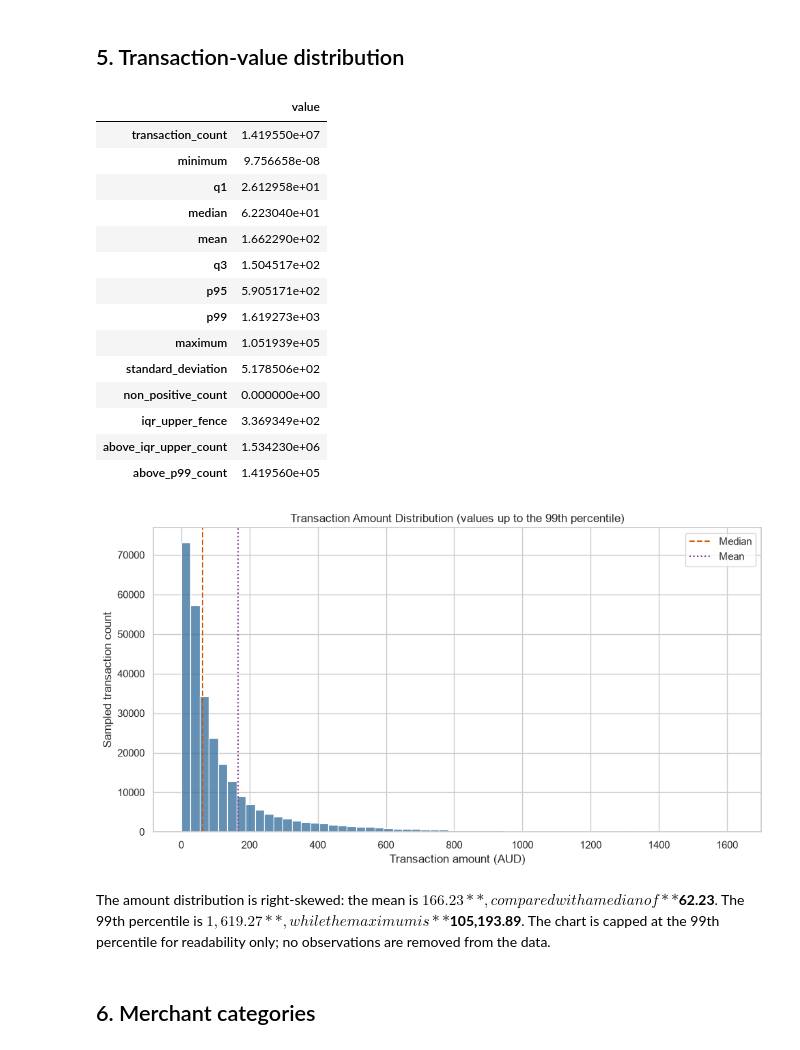
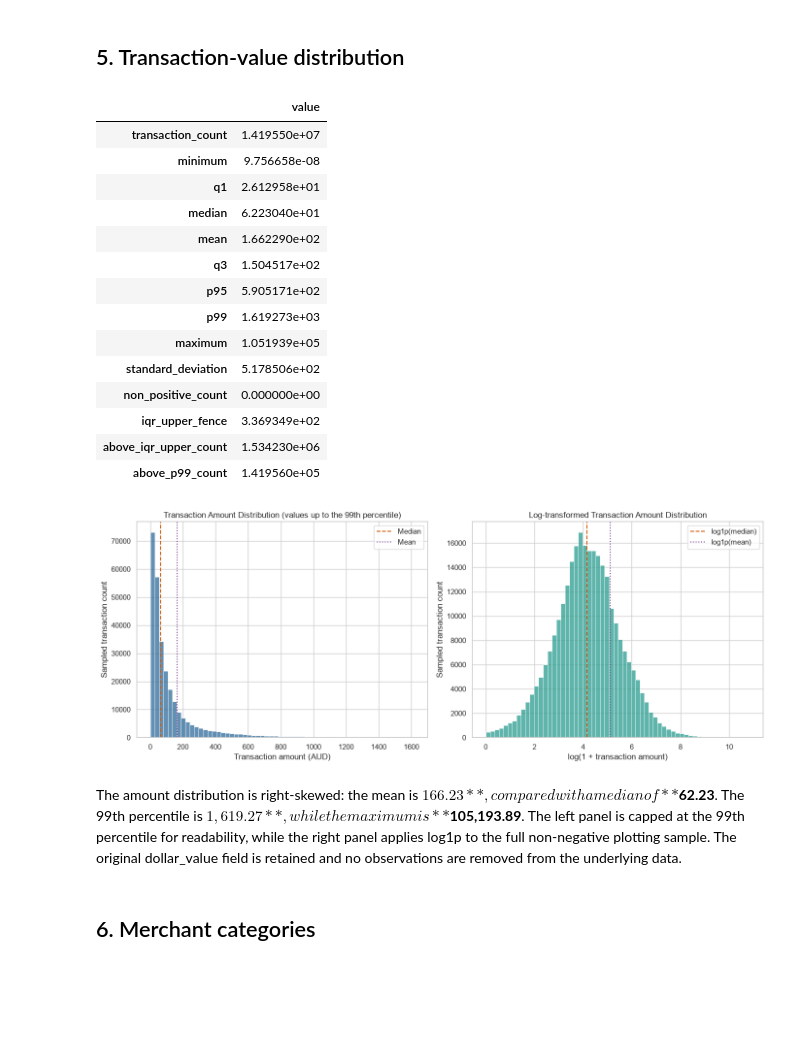
Before and after one commit to yixxx111/MAST30034-Project-2-Group-50, a Jupyter notebook: member1_eda/member1_eda.ipynb, the cells around one changed output. Drawn from its saved outputs; the diff is of its cells as text; code cells hidden in the pictures; blank space fills up the shorter version.

Commit message:
Add log-transformed transaction amount analysis

```diff
--- a/member1_eda/member1_eda.ipynb
+++ b/member1_eda/member1_eda.ipynb
@@ -381,48 +381,65 @@ display(transaction_stats.T.rename(columns={0: "value"}))
 amount_sample = con.execute("""
     SELECT dollar_value
     FROM transactions
-    WHERE dollar_value <= ?
-      AND hash(order_id) % 100 < 2
-""", [p99]).df()
+    WHERE hash(order_id) % 100 < 2
+""").df()
 
-fig, ax = plt.subplots(figsize=(10, 5.5))
-sns.histplot(data=amount_sample, x="dollar_value", bins=60, color="#2F6B9A", ax=ax)
-ax.set(
+# Keep the raw amount unchanged. The log1p feature is derived only for visualisation
+# and can also be considered by downstream models that are sensitive to skewness.
+raw_amount_sample = amount_sample.loc[amount_sample["dollar_value"] <= p99].copy()
+log_amount_sample = amount_sample.loc[amount_sample["dollar_value"] >= 0].copy()
+log_amount_sample["log1p_dollar_value"] = np.log1p(log_amount_sample["dollar_value"])
+
+fig, axes = plt.subplots(1, 2, figsize=(14, 5.5))
+sns.histplot(data=raw_amount_sample, x="dollar_value", bins=60, color="#2F6B9A", ax=axes[0])
+axes[0].set(
     title="Transaction Amount Distribution (values up to the 99th percentile)",
     xlabel="Transaction amount (AUD)",
     ylabel="Sampled transaction count",
 )
-ax.axvline(float(transaction_stats.loc[0, "median"]), color="#D35400", linestyle="--", label="Median")
-ax.axvline(float(transaction_stats.loc[0, "mean"]), color="#7D3C98", linestyle=":", label="Mean")
-ax.legend()
+axes[0].axvline(float(transaction_stats.loc[0, "median"]), color="#D35400", linestyle="--", label="Median")
+axes[0].axvline(float(transaction_stats.loc[0, "mean"]), color="#7D3C98", linestyle=":", label="Mean")
+axes[0].legend()
+
+sns.histplot(data=log_amount_sample, x="log1p_dollar_value", bins=60, color="#2A9D8F", ax=axes[1])
+axes[1].set(
+    title="Log-transformed Transaction Amount Distribution",
+    xlabel="log(1 + transaction amount)",
+    ylabel="Sampled transaction count",
+)
+axes[1].axvline(np.log1p(float(transaction_stats.loc[0, "median"])), color="#D35400", linestyle="--", label="log1p(median)")
+axes[1].axvline(np.log1p(float(transaction_stats.loc[0, "mean"])), color="#7D3C98", linestyle=":", label="log1p(mean)")
+axes[1].legend()
 fig.tight_layout()
 fig.savefig(FIGURE_DIR / "01_transaction_amount_distribution.png", dpi=180, bbox_inches="tight")
 plt.show()
 
 display(Markdown(
     f"The amount distribution is right-skewed: the mean is **${transaction_stats.loc[0, 'mean']:,.2f}**, "
     f"compared with a median of **${transaction_stats.loc[0, 'median']:,.2f}**. "
     f"The 99th percentile is **${p99:,.2f}**, while the maximum is **${transaction_stats.loc[0, 'maximum']:,.2f}**. "
-    "The chart is capped at the 99th percentile for readability only; no observations are removed from the data."
+    "The left panel is capped at the 99th percentile for readability, while the right panel applies log1p to the "
+    "full non-negative plotting sample. The original dollar_value field is retained and no observations are removed "
+    "from the underlying data."
 ))
 # %% [output]
 |  | value |
 | transaction_count | 1.419550e+07 |
 | minimum | 9.756658e-08 |
 | q1 | 2.612958e+01 |
 | median | 6.223040e+01 |
 | mean | 1.662290e+02 |
 | q3 | 1.504517e+02 |
 | p95 | 5.905171e+02 |
 | p99 | 1.619273e+03 |
 | maximum | 1.051939e+05 |
 | standard_deviation | 5.178506e+02 |
 | non_positive_count | 0.000000e+00 |
 | iqr_upper_fence | 3.369349e+02 |
 | above_iqr_upper_count | 1.534230e+06 |
 | above_p99_count | 1.419560e+05 |
-[figure, old version]
+[figure, new version]
-The amount distribution is right-skewed: the mean is **$166.23**, compared with a median of **$62.23**. The 99th percentile is **$1,619.27**, while the maximum is **$105,193.89**. The chart is capped at the 99th percentile for readability only; no observations are removed from the data.
+The amount distribution is right-skewed: the mean is **$166.23**, compared with a median of **$62.23**. The 99th percentile is **$1,619.27**, while the maximum is **$105,193.89**. The left panel is capped at the 99th percentile for readability, while the right panel applies log1p to the full non-negative plotting sample. The original dollar_value field is retained and no observations are removed from the underlying data.
 # %% [markdown]
 ## 6. Merchant categories
 # %%
```
Also changed, not shown: parts of 2 cells of this notebook, 1 other file.
